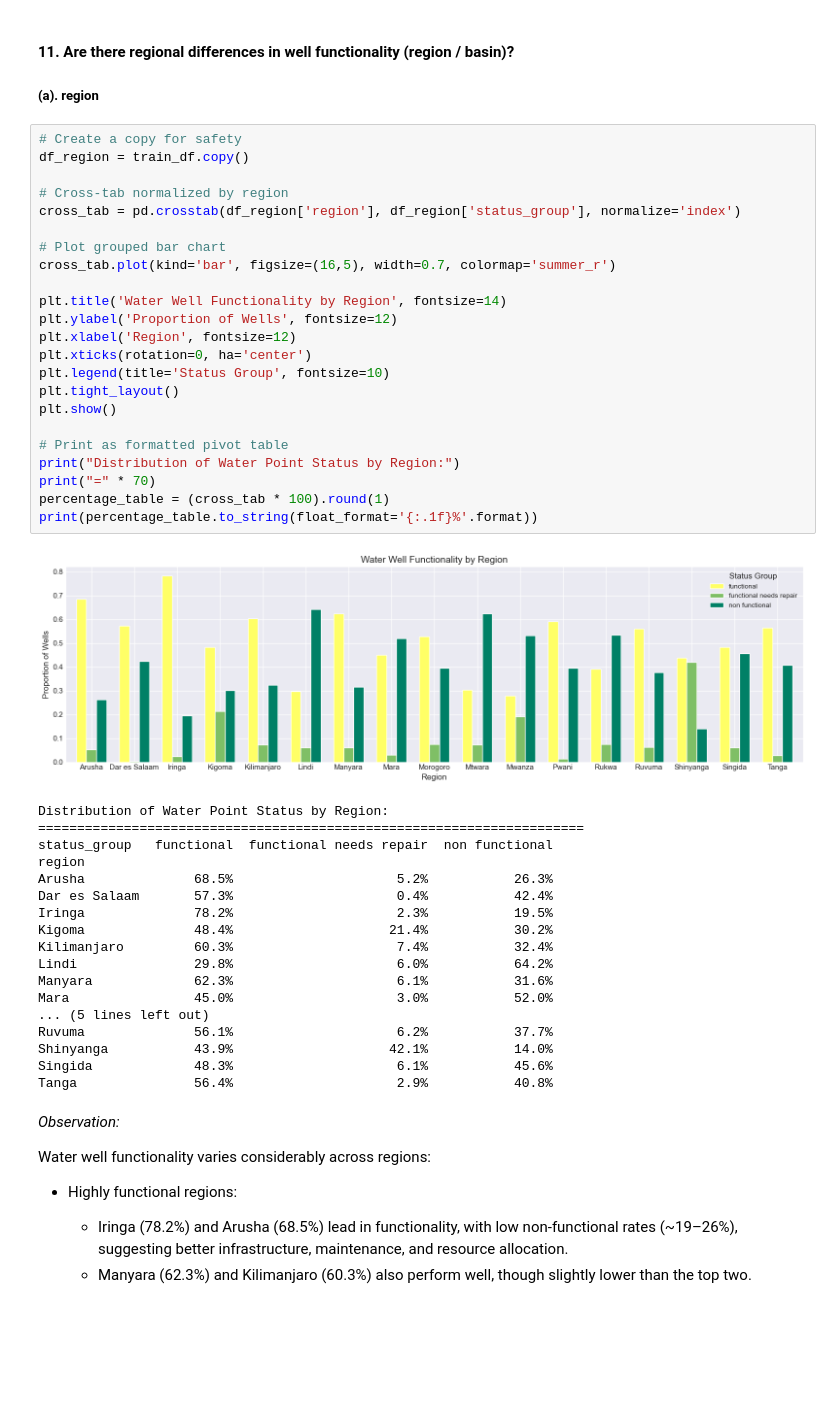
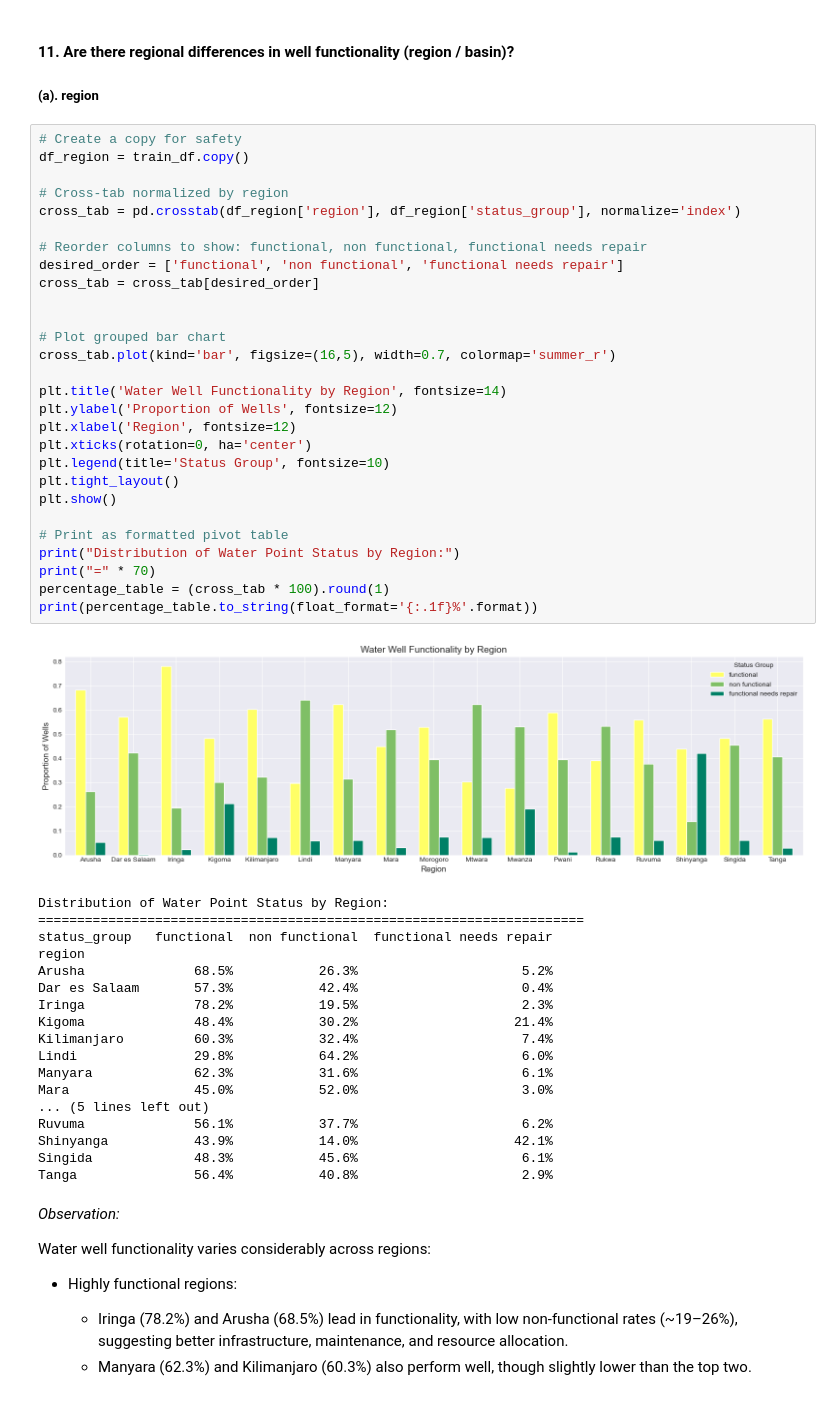
Before and after one commit to Vain-Guy/tanzania-water-well-status-prediction, a Jupyter notebook: Notebooks/CleaningAndEDA.ipynb, the cells around one changed output. Drawn from its saved outputs; the diff is of its cells as text; blank space fills up the shorter version.

```diff
--- a/Notebooks/CleaningAndEDA.ipynb
+++ b/Notebooks/CleaningAndEDA.ipynb
@@ -2967,45 +3122,50 @@ Key takeaway: Population served alone does not strictly determine functionality,
 # %%
 # Create a copy for safety
 df_region = train_df.copy()
 
 # Cross-tab normalized by region
 cross_tab = pd.crosstab(df_region['region'], df_region['status_group'], normalize='index')
+
+# Reorder columns to show: functional, non functional, functional needs repair
+desired_order = ['functional', 'non functional', 'functional needs repair']
+cross_tab = cross_tab[desired_order]
+
 
 # Plot grouped bar chart
 cross_tab.plot(kind='bar', figsize=(16,5), width=0.7, colormap='summer_r')
 
 plt.title('Water Well Functionality by Region', fontsize=14)
 plt.ylabel('Proportion of Wells', fontsize=12)
 plt.xlabel('Region', fontsize=12)
 plt.xticks(rotation=0, ha='center')
 plt.legend(title='Status Group', fontsize=10)
 plt.tight_layout()
 plt.show()
 
 # Print as formatted pivot table
 print("Distribution of Water Point Status by Region:")
 print("=" * 70)
 percentage_table = (cross_tab * 100).round(1)
 print(percentage_table.to_string(float_format='{:.1f}%'.format))
 # %% [output]
-[figure, old version]
+[figure, new version]
 Distribution of Water Point Status by Region:
 ======================================================================
-status_group   functional  functional needs repair  non functional
+status_group   functional  non functional  functional needs repair
 region
-Arusha              68.5%                     5.2%           26.3%
-Dar es Salaam       57.3%                     0.4%           42.4%
-Iringa              78.2%                     2.3%           19.5%
-Kigoma              48.4%                    21.4%           30.2%
-Kilimanjaro         60.3%                     7.4%           32.4%
-Lindi               29.8%                     6.0%           64.2%
-Manyara             62.3%                     6.1%           31.6%
-Mara                45.0%                     3.0%           52.0%
+Arusha              68.5%           26.3%                     5.2%
+Dar es Salaam       57.3%           42.4%                     0.4%
+Iringa              78.2%           19.5%                     2.3%
+Kigoma              48.4%           30.2%                    21.4%
+Kilimanjaro         60.3%           32.4%                     7.4%
+Lindi               29.8%           64.2%                     6.0%
+Manyara             62.3%           31.6%                     6.1%
+Mara                45.0%           52.0%                     3.0%
 ... (5 lines left out)
-Ruvuma              56.1%                     6.2%           37.7%
-Shinyanga           43.9%                    42.1%           14.0%
-Singida             48.3%                     6.1%           45.6%
-Tanga               56.4%                     2.9%           40.8%
+Ruvuma              56.1%           37.7%                     6.2%
+Shinyanga           43.9%           14.0%                    42.1%
+Singida             48.3%           45.6%                     6.1%
+Tanga               56.4%           40.8%                     2.9%
 # %% [markdown]
 *Observation:*
 
```
Also changed, not shown: parts of 57 cells of this notebook.
